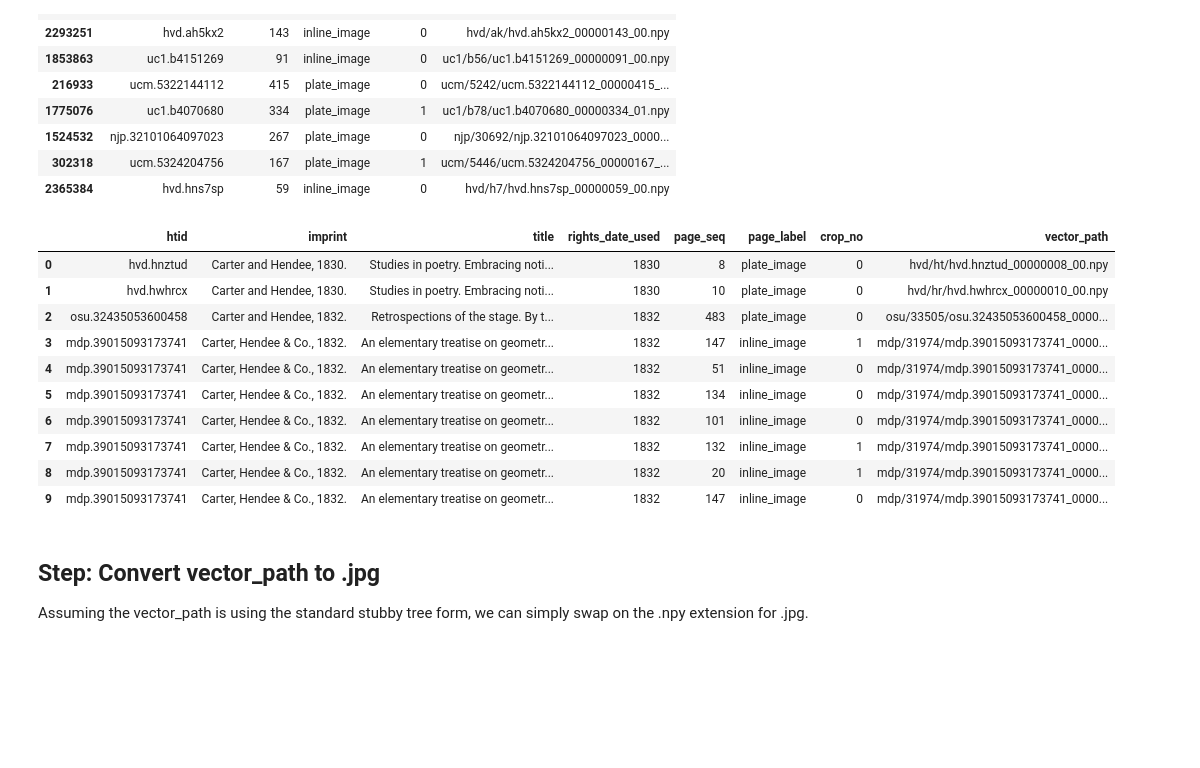
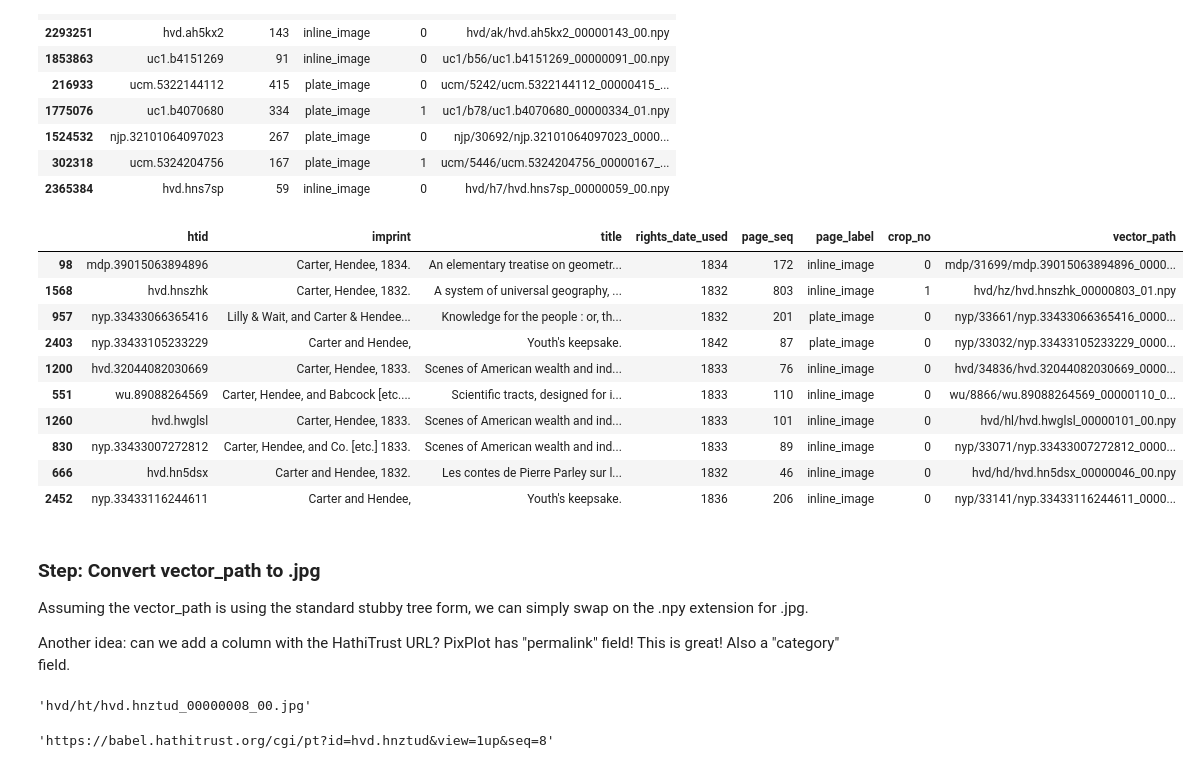
Before and after one commit to StephenKrewson/hathi-images, a Jupyter notebook: query_to_pixplot.ipynb, the cells around one changed output. Cells and saved outputs as stored; diff of their text form; code cells hidden in the pictures; blank space fills up the shorter version.

Commit message:
all the merges are done, just need to check the uc1$ file paths

```diff
--- a/query_to_pixplot.ipynb
+++ b/query_to_pixplot.ipynb
@@ -161,20 +161,22 @@ df_rois.sample(10)
 # there are duplicate ids in df_rois, because each htid has many pages and ROIs potentially
 df_merged = pd.merge(df[hf_cols], df_rois, on='htid', how='inner', validate='one_to_many')
 # %%
-df_merged.head(10)
+df_merged.sample(10)
 # %% [output]
 |  | htid | imprint | title | rights_date_used | page_seq | page_label | crop_no | vector_path |
-| 0 | hvd.hnztud | Carter and Hendee, 1830. | Studies in poetry. Embracing noti... | 1830 | 8 | plate_image | 0 | hvd/ht/hvd.hnztud_00000008_00.npy |
-| 1 | hvd.hwhrcx | Carter and Hendee, 1830. | Studies in poetry. Embracing noti... | 1830 | 10 | plate_image | 0 | hvd/hr/hvd.hwhrcx_00000010_00.npy |
-| 2 | osu.32435053600458 | Carter and Hendee, 1832. | Retrospections of the stage. By t... | 1832 | 483 | plate_image | 0 | osu/33505/osu.32435053600458_0000... |
-| 3 | mdp.39015093173741 | Carter, Hendee & Co., 1832. | An elementary treatise on geometr... | 1832 | 147 | inline_image | 1 | mdp/31974/mdp.39015093173741_0000... |
-| 4 | mdp.39015093173741 | Carter, Hendee & Co., 1832. | An elementary treatise on geometr... | 1832 | 51 | inline_image | 0 | mdp/31974/mdp.39015093173741_0000... |
-| 5 | mdp.39015093173741 | Carter, Hendee & Co., 1832. | An elementary treatise on geometr... | 1832 | 134 | inline_image | 0 | mdp/31974/mdp.39015093173741_0000... |
-| 6 | mdp.39015093173741 | Carter, Hendee & Co., 1832. | An elementary treatise on geometr... | 1832 | 101 | inline_image | 0 | mdp/31974/mdp.39015093173741_0000... |
-| 7 | mdp.39015093173741 | Carter, Hendee & Co., 1832. | An elementary treatise on geometr... | 1832 | 132 | inline_image | 1 | mdp/31974/mdp.39015093173741_0000... |
-| 8 | mdp.39015093173741 | Carter, Hendee & Co., 1832. | An elementary treatise on geometr... | 1832 | 20 | inline_image | 1 | mdp/31974/mdp.39015093173741_0000... |
-| 9 | mdp.39015093173741 | Carter, Hendee & Co., 1832. | An elementary treatise on geometr... | 1832 | 147 | inline_image | 0 | mdp/31974/mdp.39015093173741_0000... |
+| 98 | mdp.39015063894896 | Carter, Hendee, 1834. | An elementary treatise on geometr... | 1834 | 172 | inline_image | 0 | mdp/31699/mdp.39015063894896_0000... |
+| 1568 | hvd.hnszhk | Carter, Hendee, 1832. | A system of universal geography, ... | 1832 | 803 | inline_image | 1 | hvd/hz/hvd.hnszhk_00000803_01.npy |
+| 957 | nyp.33433066365416 | Lilly & Wait, and Carter & Hendee... | Knowledge for the people : or, th... | 1832 | 201 | plate_image | 0 | nyp/33661/nyp.33433066365416_0000... |
+| 2403 | nyp.33433105233229 | Carter and Hendee, | Youth's keepsake. | 1842 | 87 | plate_image | 0 | nyp/33032/nyp.33433105233229_0000... |
+| 1200 | hvd.32044082030669 | Carter, Hendee, 1833. | Scenes of American wealth and ind... | 1833 | 76 | inline_image | 0 | hvd/34836/hvd.32044082030669_0000... |
+| 551 | wu.89088264569 | Carter, Hendee, and Babcock [etc.... | Scientific tracts, designed for i... | 1833 | 110 | inline_image | 0 | wu/8866/wu.89088264569_00000110_0... |
+| 1260 | hvd.hwglsl | Carter, Hendee, 1833. | Scenes of American wealth and ind... | 1833 | 101 | inline_image | 0 | hvd/hl/hvd.hwglsl_00000101_00.npy |
+| 830 | nyp.33433007272812 | Carter, Hendee, and Co. [etc.] 1833. | Scenes of American wealth and ind... | 1833 | 89 | inline_image | 0 | nyp/33071/nyp.33433007272812_0000... |
+| 666 | hvd.hn5dsx | Carter and Hendee, 1832. | Les contes de Pierre Parley sur l... | 1832 | 46 | inline_image | 0 | hvd/hd/hvd.hn5dsx_00000046_00.npy |
+| 2452 | nyp.33433116244611 | Carter and Hendee, | Youth's keepsake. | 1836 | 206 | inline_image | 0 | nyp/33141/nyp.33433116244611_0000... |
 # %% [markdown]
-## Step: Convert vector_path to .jpg
+### Step: Convert vector_path to .jpg
 
 Assuming the vector_path is using the standard stubby tree form, we can simply swap on the .npy extension for .jpg.
+
+Another idea: can we add a column with the HathiTrust URL? PixPlot has "permalink" field! This is great! Also a "category" field.
@@ -180,0 +199,9 @@ Assuming the vector_path is using the standard stubby tree form, we can simply s
+# %%
+npy_to_jpg(df_merged.iloc[0]['vector_path'])
+# %% [output]
+'hvd/ht/hvd.hnztud_00000008_00.jpg'
+# %%
+# Test the function on first row in the merged dataframe
+row_to_permalink(df_merged.iloc[0])
+# %% [output]
+'https://babel.hathitrust.org/cgi/pt?id=hvd.hnztud&view=1up&seq=8'
```
Also changed, not shown: parts of 16 cells of this notebook.
